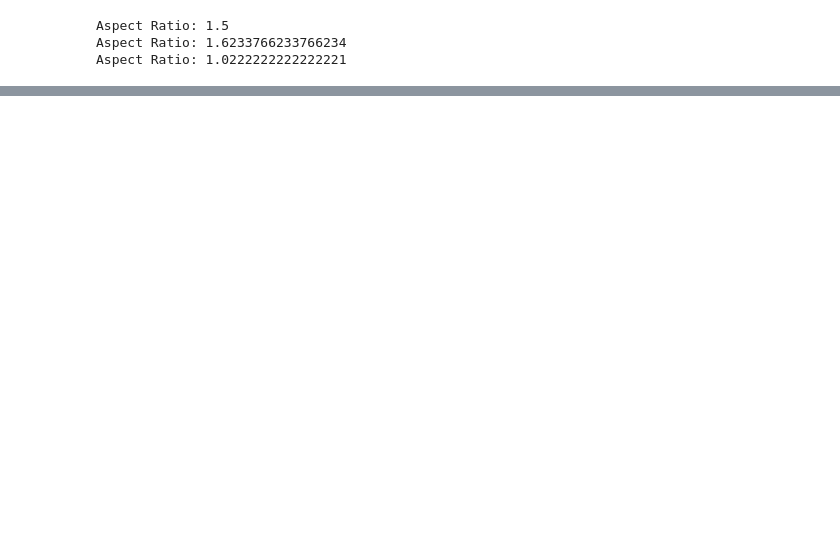
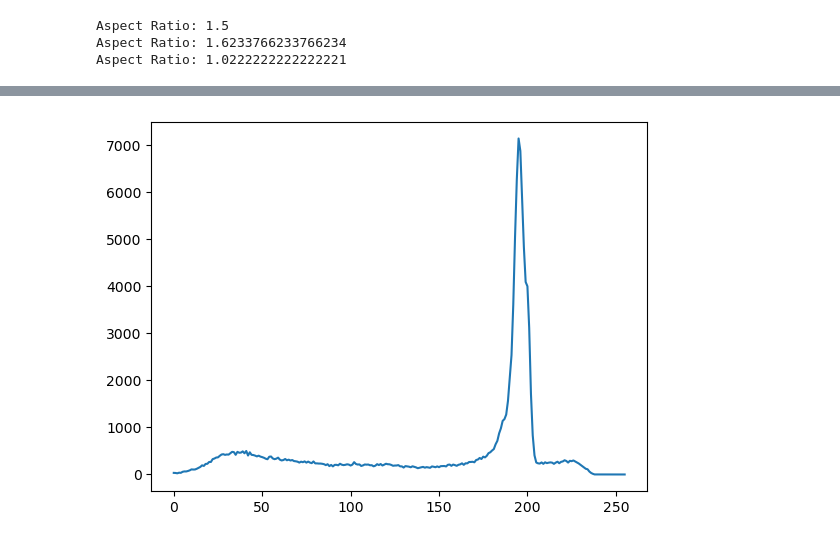
Before and after one commit to AnitaRostami/OpenCVExplorer, a Jupyter notebook: OpenCV.ipynb, the cells around one changed output, grey strips where cells are left out. Cells and saved outputs as stored; diff of their text form; code cells hidden in the pictures; blank space fills up the shorter version.

```diff
--- a/OpenCV.ipynb
+++ b/OpenCV.ipynb
@@ -1393,0 +1493,18 @@ Aspect Ratio: 1.0222222222222221
+# %%
+img = cv2.imread('orange2.jpg')
+img = cv2.resize(img, (400, 300))
+
+b, g, r = cv2.split(img)
+
+cv2.imshow("img", img)
+cv2.imshow("b", b)
+cv2.imshow("g", g)
+cv2.imshow("r", r)
+
+hist = cv2.calcHist([img], channels=[0], mask=None, histSize=[256], ranges=[0, 256])
+plt.plot(hist)
+
+cv2.waitKey(0)
+cv2.destroyAllWindows()
+# %% [output]
+[figure, added]
```
Also changed, not shown: parts of 8 cells of this notebook, 2 other files.
